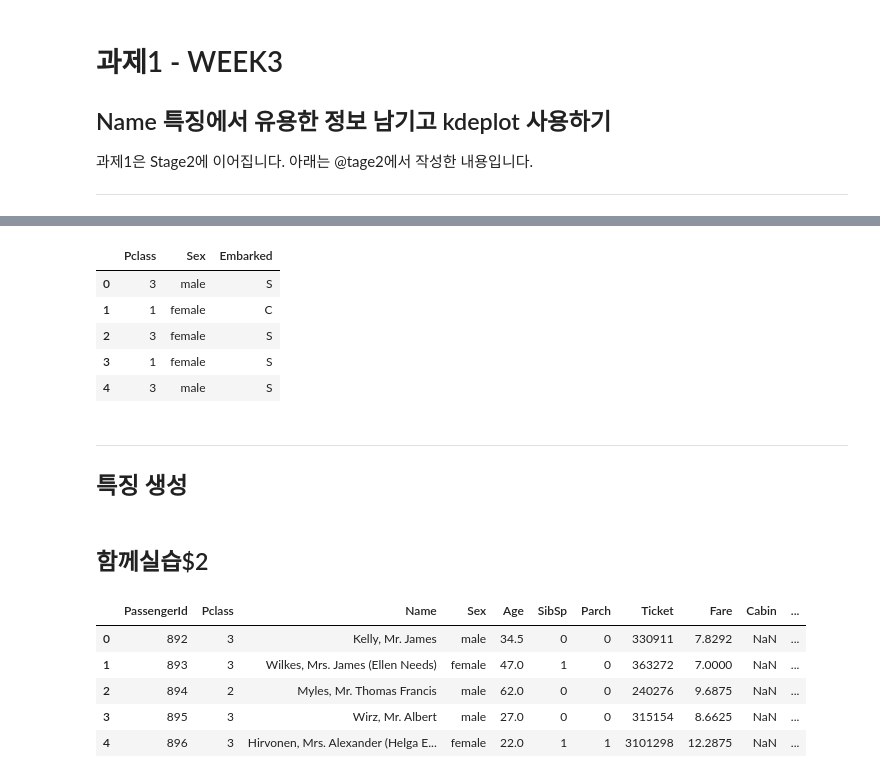
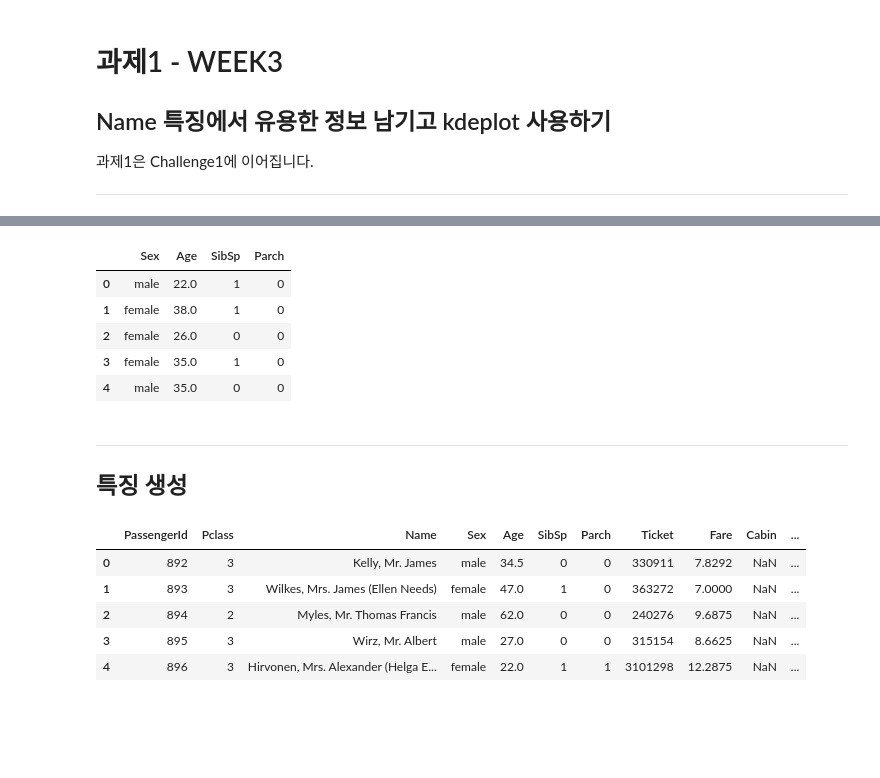
Before and after one commit to coalastudy/data-science-lv1, a Jupyter notebook: week3/homework1.ipynb, the cells around one changed output, grey strips where cells are left out. Drawn from its saved outputs; the diff is of its cells as text; code cells hidden in the pictures; blank space fills up the shorter version.

```diff
--- a/week3/homework1.ipynb
+++ b/week3/homework1.ipynb
@@ -2,7 +2,7 @@
 # 과제1 - WEEK3
 ## Name 특징에서 유용한 정보 남기고 kdeplot 사용하기
 
-과제1은 Stage2에 이어집니다. 아래는 @tage2에서 작성한 내용입니다.
+과제1은 Challenge1에 이어집니다.
 
 ---
 # %%
@@ -24,20 +23,18 @@ df.head(10)
 | 8 | 9 | 1 | 3 | Johnson, Mrs. Oscar W (Elisabeth ... | female | 27.0 | 0 | 2 | 347742 | 11.1333 | ... |
 | 9 | 10 | 1 | 2 | Nasser, Mrs. Nicholas (Adele Achem) | female | 14.0 | 1 | 0 | 237736 | 30.0708 | ... |
 # %%
-df[['Pclass', 'Sex', 'Embarked']].head()
+df[['Sex', 'Age', 'SibSp', 'Parch']].head()
 # %% [output]
-|  | Pclass | Sex | Embarked |
-| 0 | 3 | male | S |
-| 1 | 1 | female | C |
-| 2 | 3 | female | S |
-| 3 | 1 | female | S |
-| 4 | 3 | male | S |
+|  | Sex | Age | SibSp | Parch |
+| 0 | male | 22.0 | 1 | 0 |
+| 1 | female | 38.0 | 1 | 0 |
+| 2 | female | 26.0 | 0 | 0 |
+| 3 | female | 35.0 | 1 | 0 |
+| 4 | male | 35.0 | 0 | 0 |
 # %% [markdown]
 ---
 
 ## 특징 생성
-# %% [markdown]
-## 함께실습$2
 # %%
 # 테스트셋
 df_test = pd.read_csv('data/test.csv')
```
Also changed, not shown: parts of 39 cells of this notebook, 9 other files.
